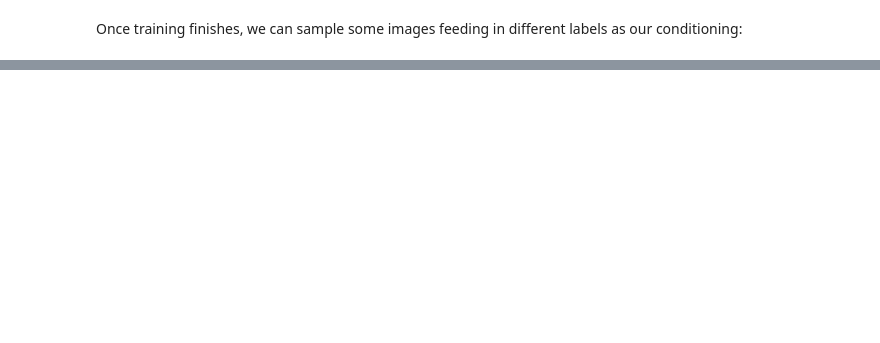
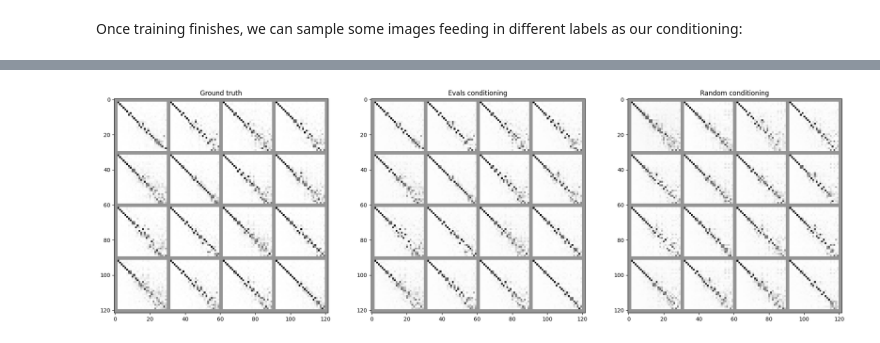
Before and after one commit to alekseizhuravlev/shape_matching, a Jupyter notebook: notebooks/15.05.2024/diffusion_surreal.ipynb, the cells around one changed output, grey strips where cells are left out. Saved outputs shown, nothing was run; the diff lists cells and outputs as text; code cells hidden in the pictures; blank space fills up the shorter version.

Commit message:
conditional diffusion on surreal is working

```diff
--- a/notebooks/15.05.2024/diffusion_surreal.ipynb
+++ b/notebooks/15.05.2024/diffusion_surreal.ipynb
@@ -268,10 +331,0 @@ fig.colorbar(ax_1, ax=ax[1])
-# %%
-loss = 0
-for i in range(80):
-    gt_fmap = test_dataset[i][0][0]
-    pred_fmap = (x[i][0].detach().cpu() + 1) / 2
-
-    loss_fmap = F.l1_loss(gt_fmap, pred_fmap)
-    loss += loss_fmap.item()
-
-print(f'Average loss: {loss / 80}')
@@ -280,10 +331,0 @@ Average loss: 0.2763996532186866
-# %%
-loss = 0
-for i in range(80):
-    gt_fmap = test_dataset[i][0][0]
-    pred_fmap = (x[i][0].detach().cpu() + 1) / 2
-
-    loss_fmap = F.l1_loss(gt_fmap, pred_fmap)
-    loss += loss_fmap.item()
-
-print(f'Average loss: {loss / 80}')
@@ -298,0 +384,74 @@ I hope you've enjoyed this example. As always, feel free to ask questions in the
+# %%
+def conditional_loss(x_gt, x_cond, x_rand_cond):
+    loss_eval = torch.tensor([])
+    loss_random = torch.tensor([])
+    nonzero_counts = torch.tensor([])
+
+    for i in range(len(x_cond)):
+        gt_fmap = x_gt[i][0]
+        pred_fmap = x_cond[i][0]
+        pred_fmap_rand = x_rand_cond[i][0]
+
+        nonzero_count = (gt_fmap > -0.9).int().sum()
+        nonzero_counts = torch.cat((nonzero_counts, nonzero_count.view(1)))
+
+        loss_fmap = (gt_fmap - pred_fmap).abs().sum()
+        loss_fmap_rand = (gt_fmap - pred_fmap_rand).abs().sum()
+
+        loss_eval = torch.cat((loss_eval, loss_fmap.view(1)))
+        loss_random = torch.cat((loss_random, loss_fmap_rand.view(1)))
+
+    print(f'Sum across image')
+    print(f'Loss sum: {torch.sum(loss_eval):.4f}, mean: {torch.mean(loss_eval):.4f}')
+    print(f'Random loss sum: {torch.sum(loss_random):.4f}, mean: {torch.mean(loss_random):.4f}')
+
+    print(f'Divided by nonzero count')
+    print(f'Loss sum: {torch.sum(loss_eval / nonzero_counts):.4f}, mean: {torch.mean(loss_eval / nonzero_counts):.4f}')
+    print(f'Random loss sum: {torch.sum(loss_random / nonzero_counts):.4f}, mean: {torch.mean(loss_random / nonzero_counts):.4f}')
+
+
+
+def conditional_sampling(model, rand_indices):
+
+    print(f"Sampling {len(rand_indices)} random fmaps")
+
+    x_gt = torch.stack([test_dataset[i][0] for i in rand_indices])
+    y_gt = torch.stack([test_dataset[i][1] for i in rand_indices])
+    y_rand = torch.randn_like(y_gt)
+
+    x_cond = sample_model(model, len(rand_indices), conditioning=y_gt, plot_last_steps=False).detach().cpu()
+    x_rand_cond = sample_model(model, len(rand_indices), conditioning=y_rand, plot_last_steps=False).detach().cpu()
+
+
+    conditional_loss(x_gt, x_cond, x_rand_cond)
+
+
+
+    fig, ax = plt.subplots(1, 3, figsize=(24, 8))
+
+    ax_0 = ax[0].imshow(torchvision.utils.make_grid(
+        x_gt[:16], nrow=4, value_range=(-1, 1)#, scale_each=True
+        )[0], cmap='Greys')
+
+    ax[0].set_title('Ground truth')
+
+    ax_1 = ax[1].imshow(torchvision.utils.make_grid(
+        x_cond[:16], nrow=4, value_range=(-1, 1)#, scale_each=True
+        )[0], cmap='Greys')
+
+    ax[1].set_title('Evals conditioning')
+
+    ax_2 = ax[2].imshow(torchvision.utils.make_grid(
+        x_rand_cond[:16], nrow=4, value_range=(-1, 1)#, scale_each=True
+        )[0], cmap='Greys')
+
+    ax[2].set_title('Random conditioning')
+
+    plt.show()
+
+    return x_gt, x_cond, x_rand_cond
+
+
+rand_indices = np.random.choice(len(test_dataset), 1024, replace=False)
+x_gt, x_cond_encoder, x_rand_cond = conditional_sampling(model_conditional, rand_indices)
+# %% [output]
@@ -298,0 +465 @@ I hope you've enjoyed this example. As always, feel free to ask questions in the
+[figure, added]
```
Also changed, not shown: parts of 28 cells of this notebook, 4 other files.
